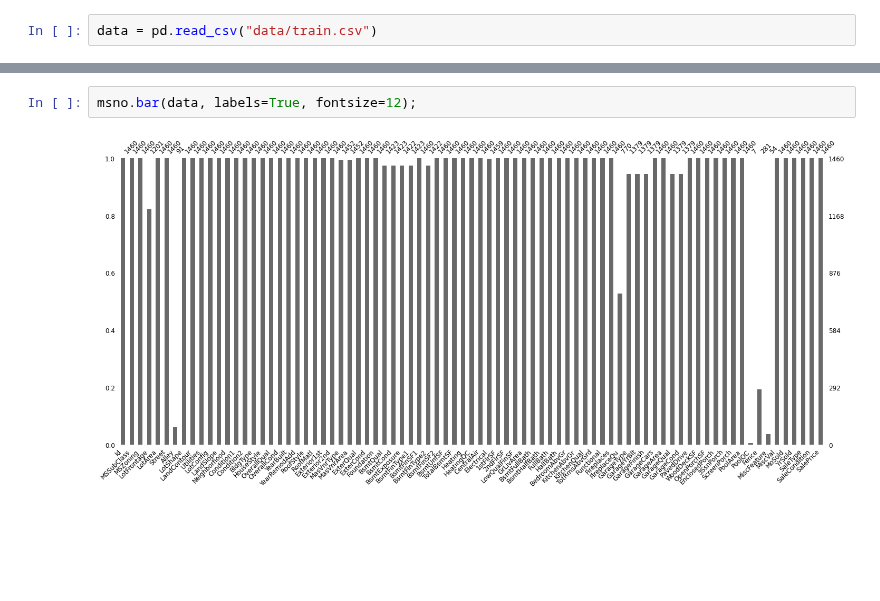
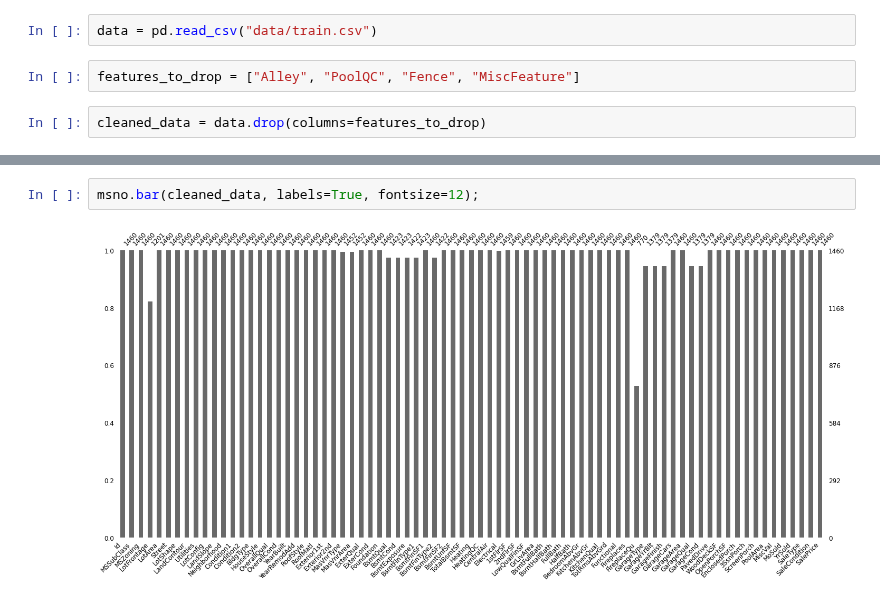
Before and after one commit to Gedas-LT/kaggle-ames-house-prices, a Jupyter notebook: predictions.ipynb, the cells around one changed output, grey strips where cells are left out. Drawn from its saved outputs; the diff is of its cells as text; blank space fills up the shorter version.

```diff
--- a/predictions.ipynb
+++ b/predictions.ipynb
@@ -22,4 +25,8 @@ import pandas as pd
 pd.set_option("display.max_columns", None)
 # %%
 data = pd.read_csv("data/train.csv")
+# %%
+features_to_drop = ["Alley", "PoolQC", "Fence", "MiscFeature"]
+# %%
+cleaned_data = data.drop(columns=features_to_drop)
 # %%
@@ -44,6 +51,6 @@ data.describe()
 | 75% | 1095.250000 | 70.000000 | 80.000000 | 11601.500000 | 7.000000 | 6.000000 | 2000.000000 | 2004.000000 | ... |
 | max | 1460.000000 | 190.000000 | 313.000000 | 215245.000000 | 10.000000 | 9.000000 | 2010.000000 | 2010.000000 | ... |
 # %%
-msno.bar(data, labels=True, fontsize=12);
+msno.bar(cleaned_data, labels=True, fontsize=12);
 # %% [output]
-[figure, old version]
+[figure, new version]
```
Also changed, not shown: parts of 6 cells of this notebook.
